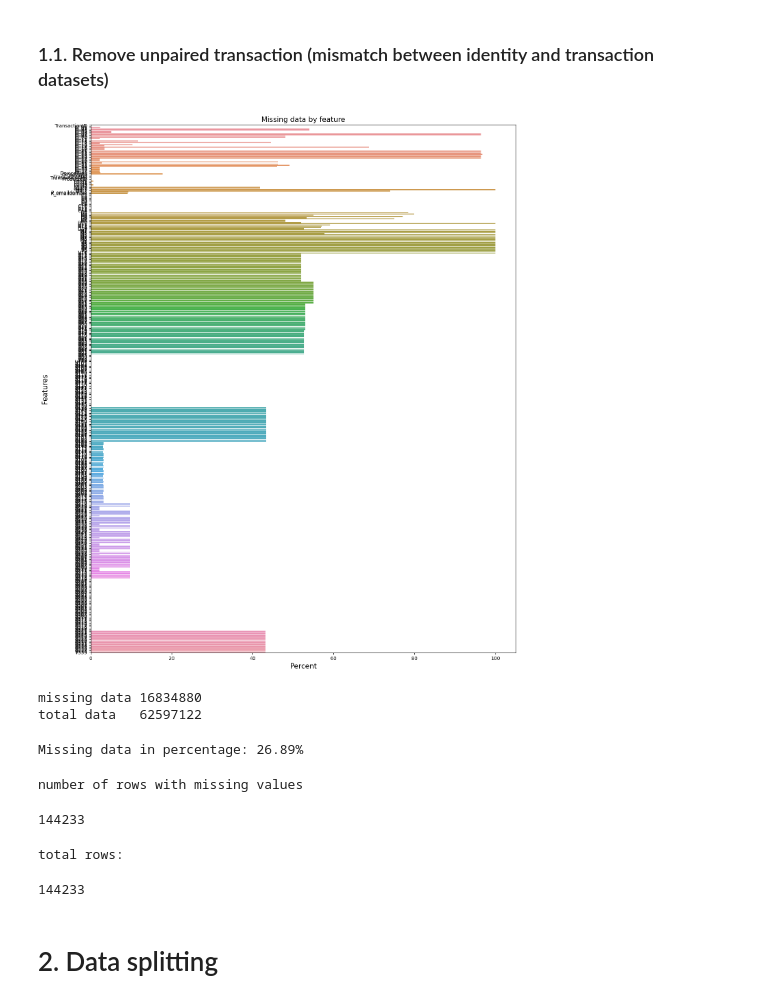
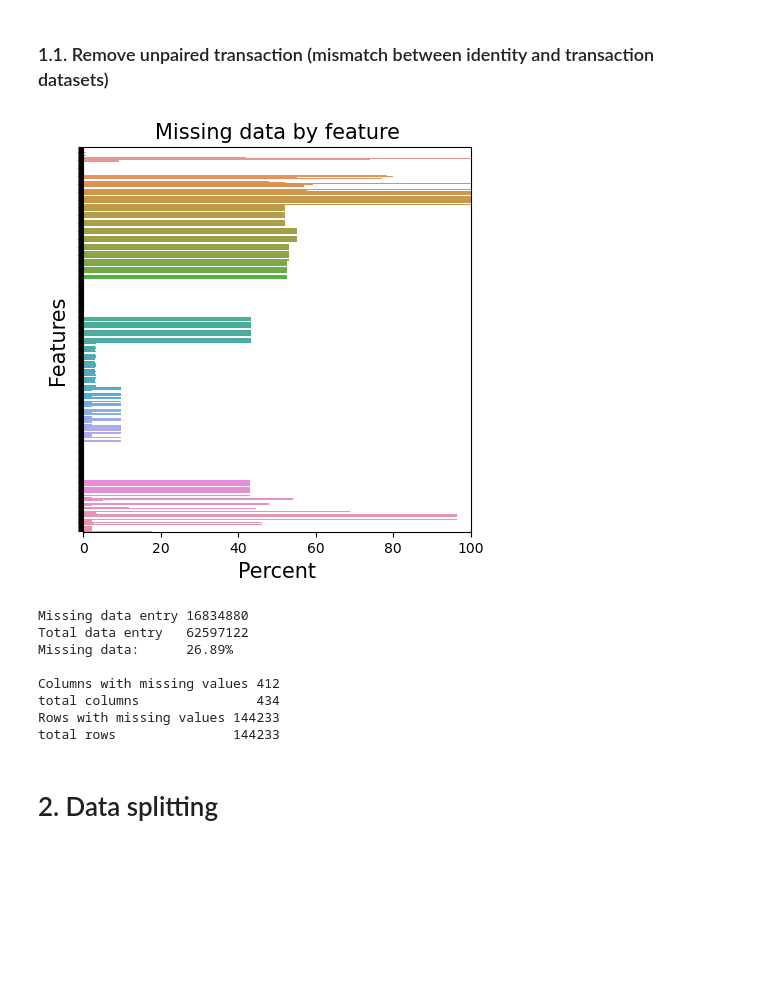
Before and after one commit to er1czz/HPC, a Jupyter notebook: Fraud_Detection_fullset_2.ipynb, the cells around one changed output. Drawn from its saved outputs; the diff is of its cells as text; code cells hidden in the pictures; blank space fills up the shorter version.

```diff
--- a/Fraud_Detection_fullset_2.ipynb
+++ b/Fraud_Detection_fullset_2.ipynb
@@ -66,45 +66,48 @@ import missingno as msno
 # %% [markdown]
 ### 1.1. Remove unpaired transaction (mismatch between identity and transaction datasets)
 # %%
-data = id.merge(tn, on= 'TransactionID', copy = False)
+data = tn.merge(id, on= 'TransactionID', copy = False)
 # %%
 plt.style.use('default')
 total=data.isnull().sum()
 percent=data.isnull().sum()/data.isnull().count()*100
 missing_data=pd.concat([total,percent],axis=1, keys=['total', 'percent'])
-plt.figure(figsize=(16, 20))
-sns.barplot(y=missing_data.index,x=missing_data['percent'])
+
+plt.subplots(figsize=(5, 5))
+g = sns.barplot(y=missing_data.index,x=missing_data['percent'])
+g.set(yticklabels=[])
+
+plt.xlim(0, 100)
 plt.ylabel('Features', fontsize=15)
 plt.xlabel('Percent', fontsize=15)
 plt.title('Missing data by feature', fontsize=15)
 plt.show()
 # %% [output]
-[figure, old version]
+[figure, new version]
-# %%
-missing = data.isnull().sum().sum()
-total = data.size
-print('missing data %.f' % missing)
-print('total data   %.f' % total)
-# %% [output]
-missing data 16834880
-total data   62597122
-# %%
-percent = data.isnull().sum().sum()/data.size*100
-print('Missing data in percentage: %.2f%%\n' % percent)
-# %% [output]
-Missing data in percentage: 26.89%
-# %%
-print('number of rows with missing values')
-data.isnull().any(axis = 1).sum()
-# %% [output]
-number of rows with missing values
-144233
-# %%
-print('total rows:')
-len(data)
-# %% [output]
-total rows:
-144233
+# %%
+missing = data.isnull().sum().sum()
+total = data.size
+percent = missing/total*100
+print('Missing data entry %.f' % missing)
+print('Total data entry   %.f' % total)
+print('Missing data:      %.2f%%\n' % percent)
+
+tmp1 = data.isnull().any(axis = 0).sum()
+print('Columns with missing values %.f' %tmp1)
+print('total columns               %.f' %len(data.columns))
+
+tmp2 = data.isnull().any(axis = 1).sum()
+print('Rows with missing values %.f' %tmp2)
+print('total rows               %.f' %len(data))
+# %% [output]
+Missing data entry 16834880
+Total data entry   62597122
+Missing data:      26.89%
+
+Columns with missing values 412
+total columns               434
+Rows with missing values 144233
+total rows               144233
 # %% [markdown]
 # 2. Data splitting
 # %% [markdown]
```
Also changed, not shown: parts of 41 cells of this notebook.
